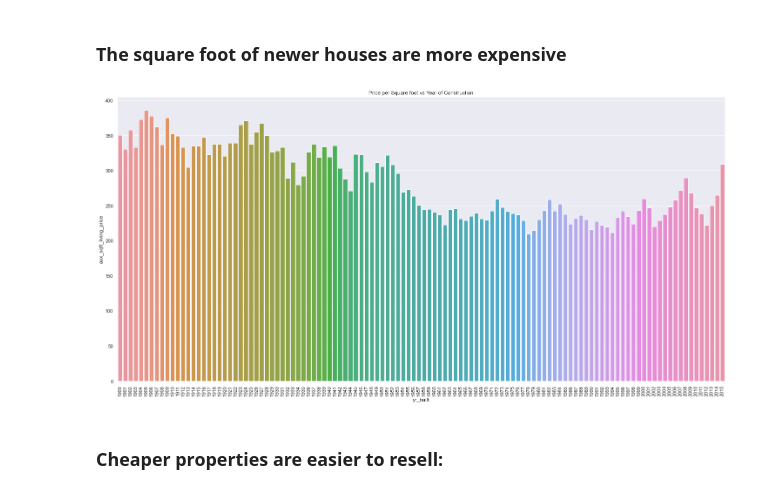
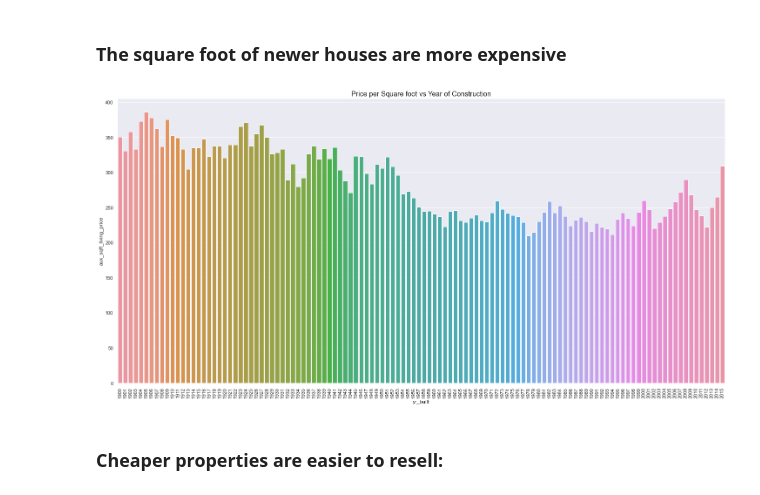
Before and after one commit to fusaa/house-dashboard, a Jupyter notebook: 0 - king county.ipynb, the cells around one changed output. Cells and saved outputs as stored; diff of their text form; code cells hidden in the pictures.

```diff
--- a/0 - king county.ipynb
+++ b/0 - king county.ipynb
@@ -332,15 +332,15 @@ sns.countplot(data['floors']);
 # %%
 # The square foot of newer houses are more expensive.
 
 data[['price','yr_built']]
 
 sns.barplot( x = 'yr_built', y = 'aux_sqft_living_price', data= data, ci=None )
 plt.xticks(rotation = 90);
-plt.title('Price per Square foot vs Year of Construction');
+plt.title('Price per Square foot vs Year of Construction', fontsize = 16);
 
 # Not true, they tend to be cheaper. The graph shows that properties that was a decline in price in the 50s and it has been kept from 60s onwards.
 # %% [output]
-[figure, old version]
+[figure, new version]
 # %% [markdown]
 ### Cheaper properties are easier to resell:
 # %%
```
Also changed, not shown: parts of 36 cells of this notebook.
